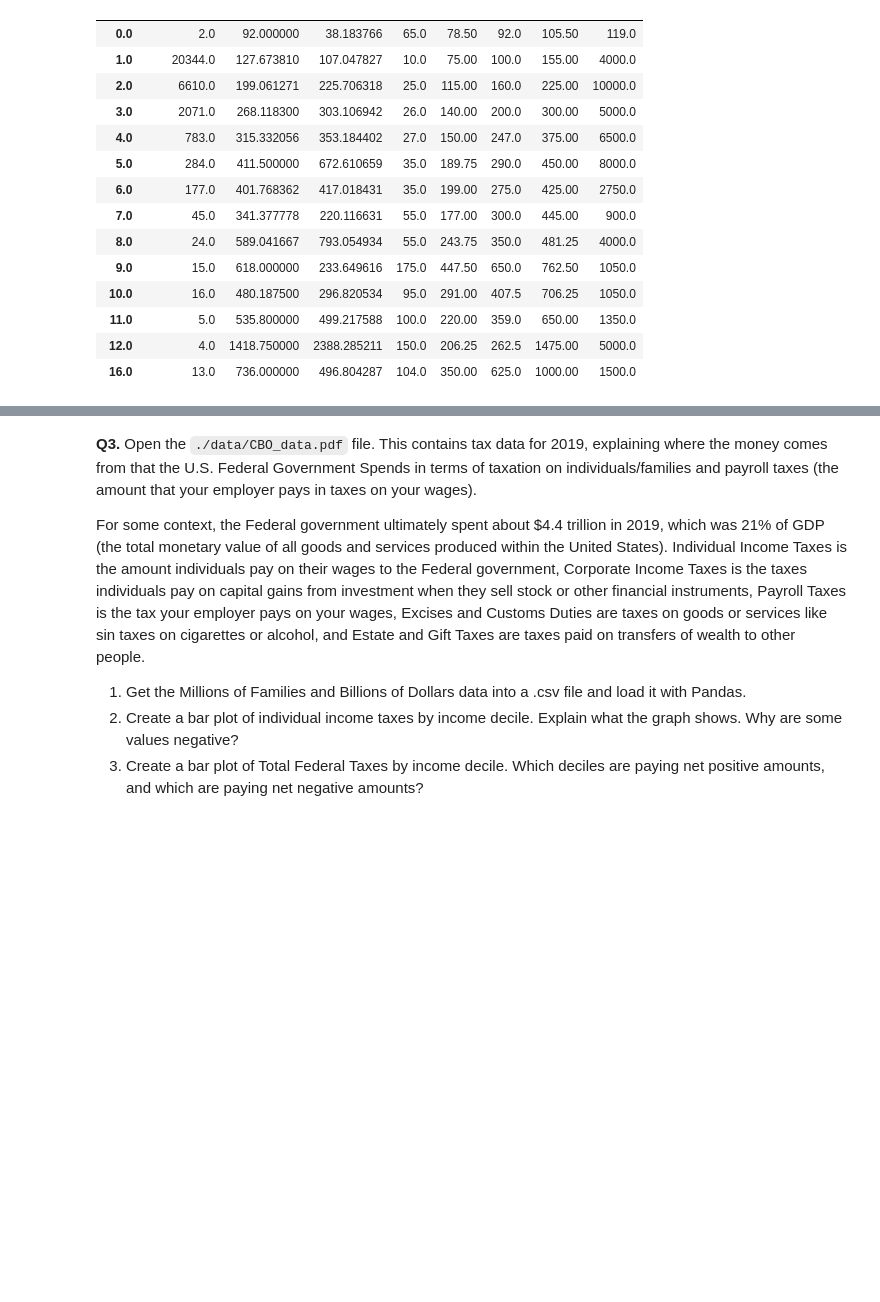
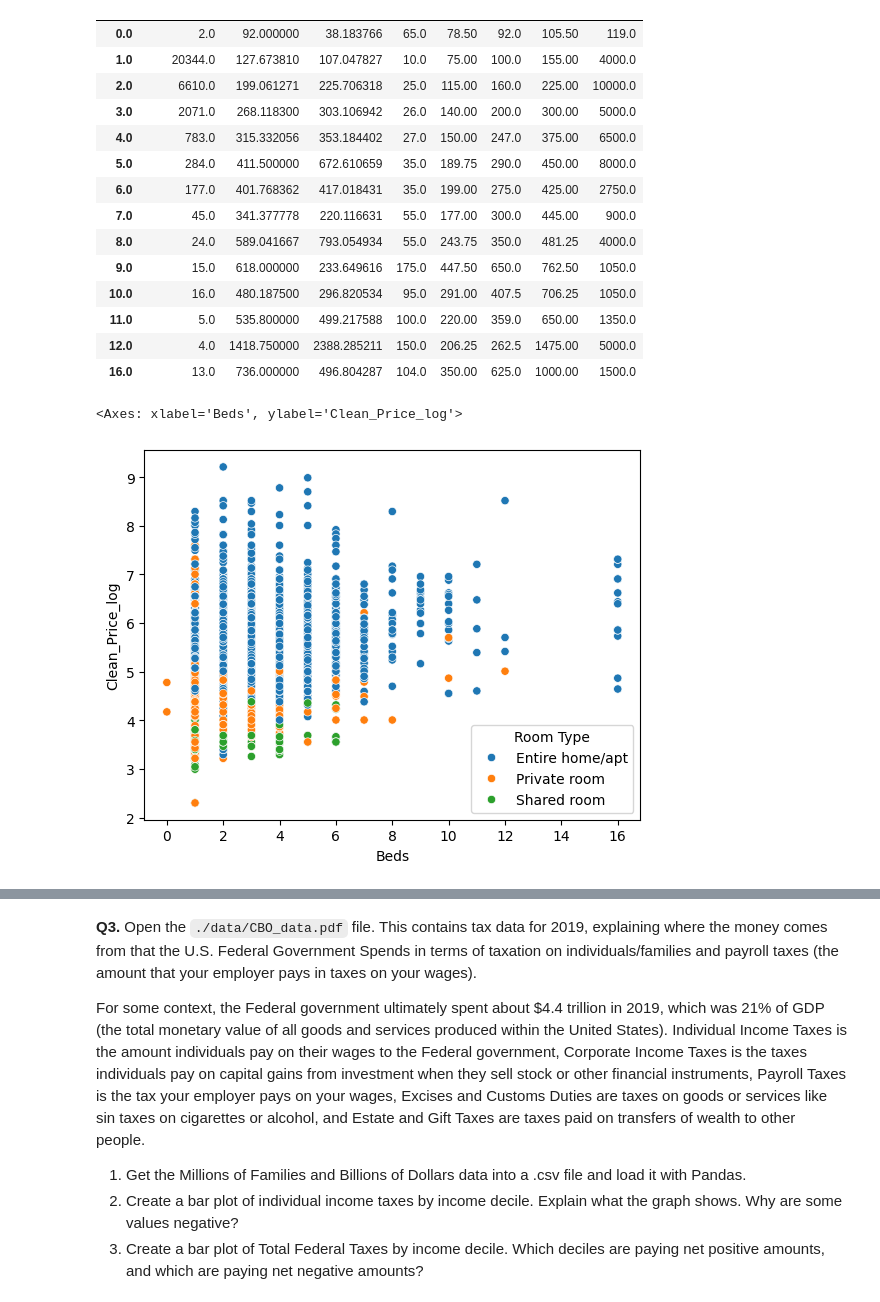
Before and after one commit to Kianjputnam/visualization, a Jupyter notebook: assignment/assignment.ipynb, the cells around one changed output, grey strips where cells are left out. Saved outputs shown, nothing was run; the diff lists cells and outputs as text; code cells hidden in the pictures; blank space fills up the shorter version.

```diff
--- a/assignment/assignment.ipynb
+++ b/assignment/assignment.ipynb
@@ -270,3 +270,9 @@ airb.loc[:,['Clean_Price','Beds']].groupby('Beds').describe()
 | 11.0 | 5.0 | 535.800000 | 499.217588 | 100.0 | 220.00 | 359.0 | 650.00 | 1350.0 |
 | 12.0 | 4.0 | 1418.750000 | 2388.285211 | 150.0 | 206.25 | 262.5 | 1475.00 | 5000.0 |
 | 16.0 | 13.0 | 736.000000 | 496.804287 | 104.0 | 350.00 | 625.0 | 1000.00 | 1500.0 |
+# %%
+#6
+sns.scatterplot(data=airb,x='Beds',y='Clean_Price_log',hue='Room Type')
+# %% [output]
+<Axes: xlabel='Beds', ylabel='Clean_Price_log'>
+[figure, added]
```
Also changed, not shown: parts of 6 cells of this notebook.
